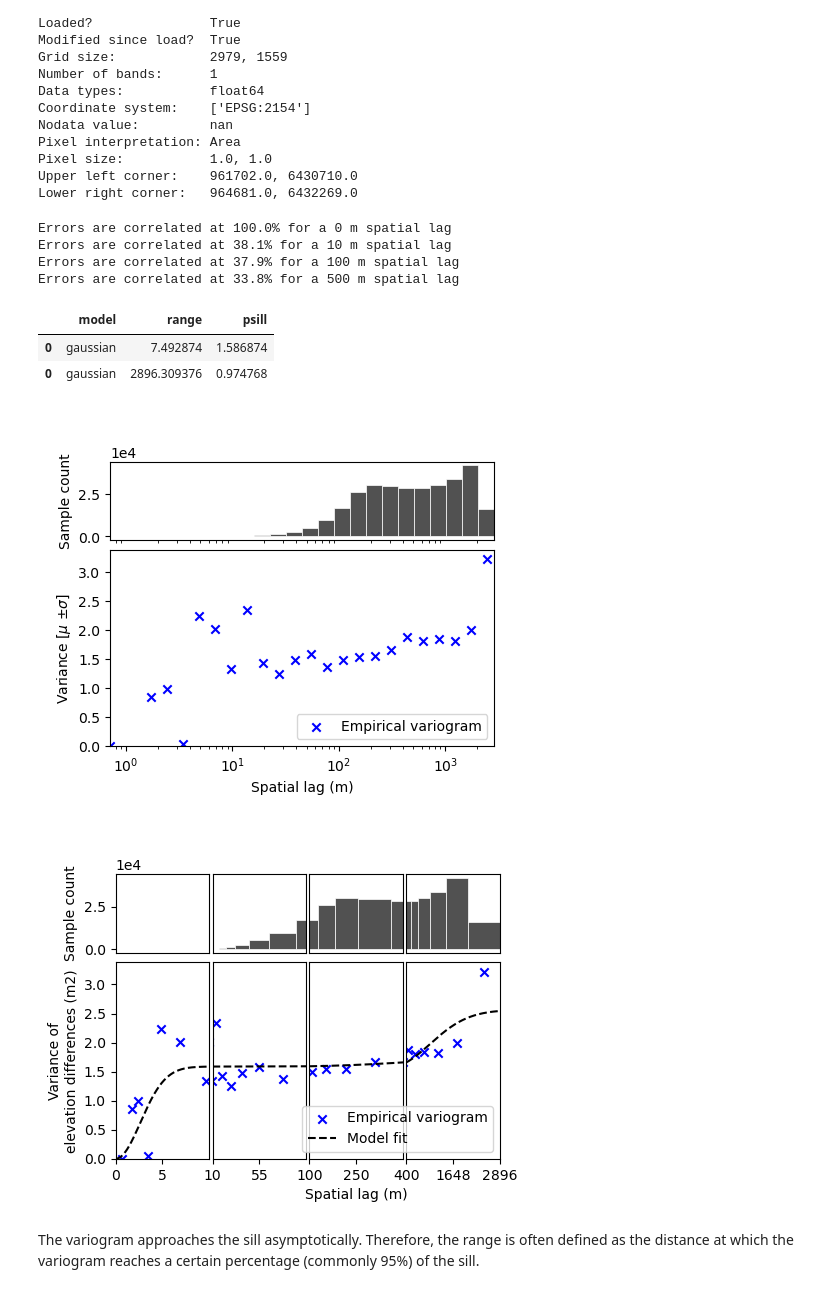
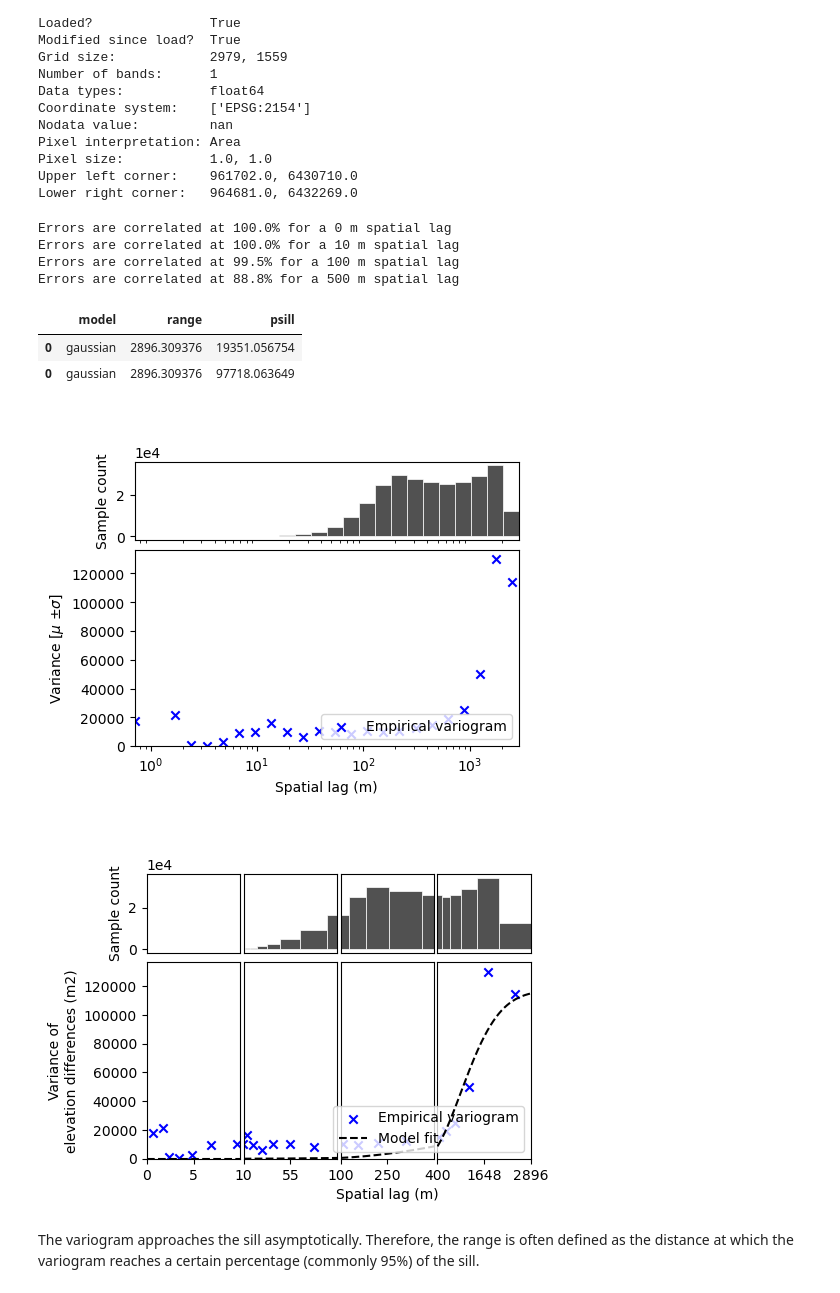
Before and after one commit to christopheogier/bonne_pierre_hydraulic_barriers, a Jupyter notebook: notebooks/DEM_handling.ipynb, the cells around one changed output. Drawn from its saved outputs; the diff is of its cells as text; code cells hidden in the pictures.

Commit message:
june surface for wwfs stoch

```diff
--- a/notebooks/DEM_handling.ipynb
+++ b/notebooks/DEM_handling.ipynb
@@ -65,7 +65,7 @@ bed_err_all_plus = xdem.DEM("/scratch-3/cogier/data/BonnePierre_input/WWFS_input
 bed_err_all_minus = xdem.DEM("/scratch-3/cogier/data/BonnePierre_input/WWFS_input/bedrock_err_minus_1m.tif")
 bed_gpr_plus = xdem.DEM("/scratch-3/cogier/data/BonnePierre_input/WWFS_input/bed_err_plus_gpr5m_1m.tif")
 bed_glate_plus = xdem.DEM("/scratch-3/cogier/data/BonnePierre_input/WWFS_input/bedrock_err_interp_plus_1m.tif")
-surf_err = xdem.DEM("/scratch-3/cogier/data/BonnePierre_input/WWFS_input/surface_2024_oct_err_std_smooth01.tif")
+surf_err = xdem.DEM("/scratch-3/cogier/data/BonnePierre_input/WWFS_input/surface_2024_oct_err_avg_01smooth.tif")
 #bed_err_all_std.plot()
 bed_glate_plus.info()
 bed_glate_plus.plot()
@@ -181,42 +181,42 @@ Lower right corner:   964681.0, 6432269.0
     df_model_params,
     spatial_corr_function,
 ) = xdem.spatialstats.infer_spatial_correlation_from_stable(
-    dvalues=bed_err_all_std, #bed_err_all_std #bed_glate_plus
+    dvalues=surf_err, #bed_err_all_std #bed_glate_plus
     list_models=["Gaussian","Gaussian"],# , "Exponential"?
     stable_mask=stable_mask
 )
 
 df_empirical_variogram
 for spatial_lag in [0, 10, 100, 500]:
     print(
         "Errors are correlated at {:.1f}% for a {:,.0f} m spatial lag".format(
             spatial_corr_function(spatial_lag) * 100, spatial_lag
         )
     )
 
 xdem.spatialstats.plot_variogram(df_empirical_variogram, xscale="log")
 
 xdem.spatialstats.plot_variogram(
     df=df_empirical_variogram,
     list_fit_fun=[xdem.spatialstats.get_variogram_model_func(df_model_params)],
     xlabel="Spatial lag (m)",
     ylabel="Variance of\nelevation differences (m2)",
     xscale_range_split=[10,100,400]
 )
 
 func = xdem.spatialstats.get_variogram_model_func(df_model_params)
 
 df_model_params
 # %% [output]
 Errors are correlated at 100.0% for a 0 m spatial lag
-Errors are correlated at 38.1% for a 10 m spatial lag
-Errors are correlated at 37.9% for a 100 m spatial lag
-Errors are correlated at 33.8% for a 500 m spatial lag
+Errors are correlated at 100.0% for a 10 m spatial lag
+Errors are correlated at 99.5% for a 100 m spatial lag
+Errors are correlated at 88.8% for a 500 m spatial lag
 |  | model | range | psill |
-| 0 | gaussian | 7.492874 | 1.586874 |
-| 0 | gaussian | 2896.309376 | 0.974768 |
+| 0 | gaussian | 2896.309376 | 19351.056754 |
+| 0 | gaussian | 2896.309376 | 97718.063649 |
-[figure, old version]
+[figure, new version]
-[figure, old version]
+[figure, new version]
 # %% [markdown]
 The variogram approaches the sill asymptotically. Therefore, the range is often defined as the distance at which the variogram reaches a certain percentage (commonly 95%) of the sill.
 # %%
```
Also changed, not shown: parts of 1 cell of this notebook, 4 other files.
